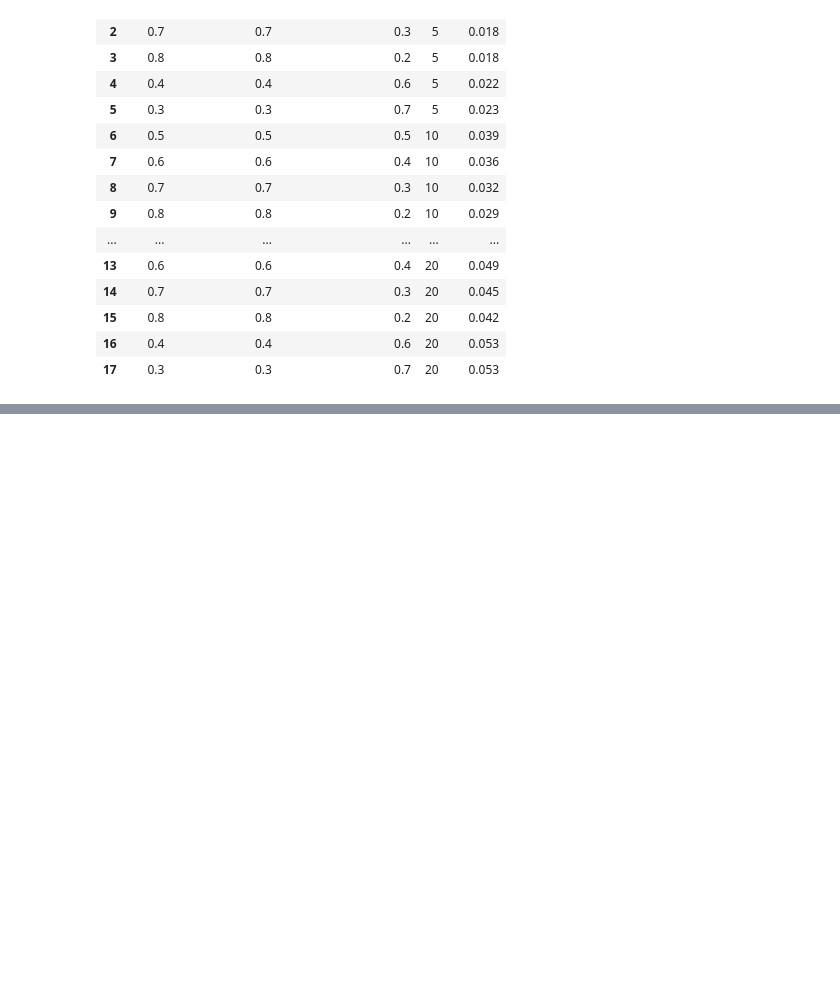
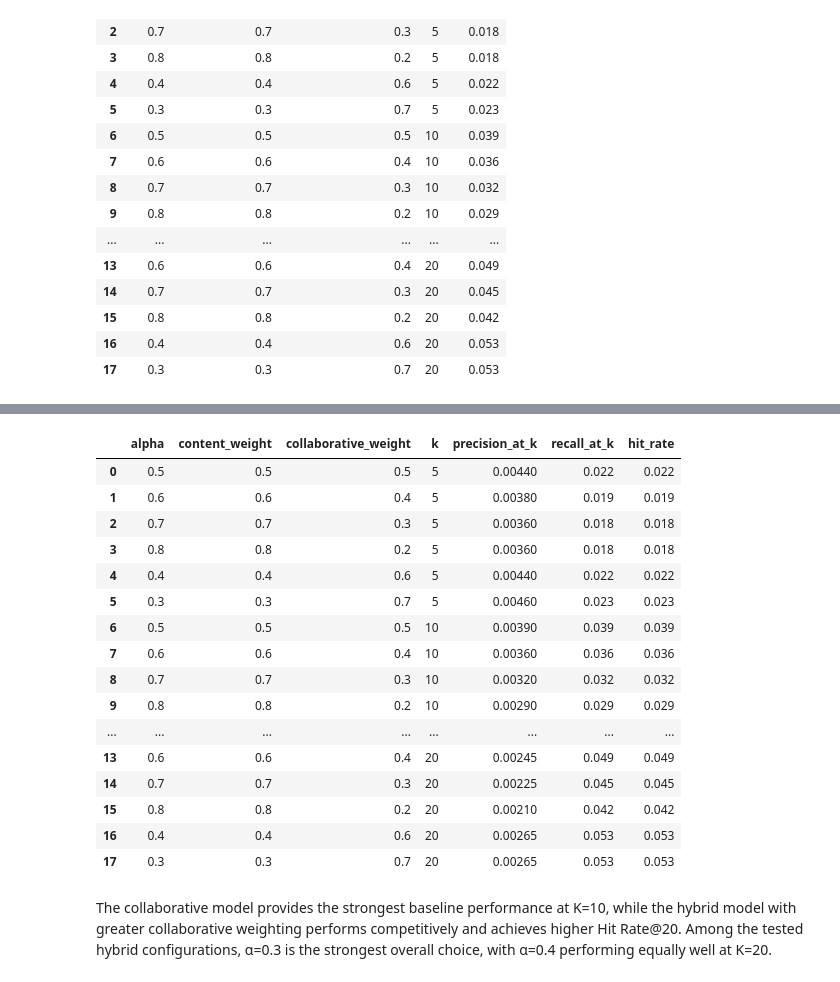
Before and after one commit to Yashi-tech-ai/BookNest, a Jupyter notebook: Notebooks/04_evaluation.ipynb, the cells around one changed output, grey strips where cells are left out. Cells and saved outputs as stored; diff of their text form; code cells hidden in the pictures; blank space fills up the shorter version.

Commit message:
precision and recall

```diff
--- a/Notebooks/04_evaluation.ipynb
+++ b/Notebooks/04_evaluation.ipynb
@@ -1249,0 +1304,47 @@ evaluation_results
+# %%
+# Calculate Precision@K and Recall@K
+# Each evaluation case has exactly one relevant hidden book.
+
+complete_metrics = evaluation_results.copy()
+
+complete_metrics["precision_at_k"] = (
+    complete_metrics["hit_rate"] / complete_metrics["k"]
+)
+
+complete_metrics["recall_at_k"] = (
+    complete_metrics["hit_rate"]
+)
+
+complete_metrics = complete_metrics[
+    [
+        "alpha",
+        "content_weight",
+        "collaborative_weight",
+        "k",
+        "precision_at_k",
+        "recall_at_k",
+        "hit_rate"
+    ]
+]
+
+complete_metrics
+# %% [output]
+|  | alpha | content_weight | collaborative_weight | k | precision_at_k | recall_at_k | hit_rate |
+| 0 | 0.5 | 0.5 | 0.5 | 5 | 0.00440 | 0.022 | 0.022 |
+| 1 | 0.6 | 0.6 | 0.4 | 5 | 0.00380 | 0.019 | 0.019 |
+| 2 | 0.7 | 0.7 | 0.3 | 5 | 0.00360 | 0.018 | 0.018 |
+| 3 | 0.8 | 0.8 | 0.2 | 5 | 0.00360 | 0.018 | 0.018 |
+| 4 | 0.4 | 0.4 | 0.6 | 5 | 0.00440 | 0.022 | 0.022 |
+| 5 | 0.3 | 0.3 | 0.7 | 5 | 0.00460 | 0.023 | 0.023 |
+| 6 | 0.5 | 0.5 | 0.5 | 10 | 0.00390 | 0.039 | 0.039 |
+| 7 | 0.6 | 0.6 | 0.4 | 10 | 0.00360 | 0.036 | 0.036 |
+| 8 | 0.7 | 0.7 | 0.3 | 10 | 0.00320 | 0.032 | 0.032 |
+| 9 | 0.8 | 0.8 | 0.2 | 10 | 0.00290 | 0.029 | 0.029 |
+| ... | ... | ... | ... | ... | ... | ... | ... |
+| 13 | 0.6 | 0.6 | 0.4 | 20 | 0.00245 | 0.049 | 0.049 |
+| 14 | 0.7 | 0.7 | 0.3 | 20 | 0.00225 | 0.045 | 0.045 |
+| 15 | 0.8 | 0.8 | 0.2 | 20 | 0.00210 | 0.042 | 0.042 |
+| 16 | 0.4 | 0.4 | 0.6 | 20 | 0.00265 | 0.053 | 0.053 |
+| 17 | 0.3 | 0.3 | 0.7 | 20 | 0.00265 | 0.053 | 0.053 |
+# %% [markdown]
+The collaborative model provides the strongest baseline performance at K=10, while the hybrid model with greater collaborative weighting performs competitively and achieves higher Hit Rate@20. Among the tested hybrid configurations, α=0.3 is the strongest overall choice, with α=0.4 performing equally well at K=20.
```
Also changed, not shown: parts of 1 cell of this notebook.
